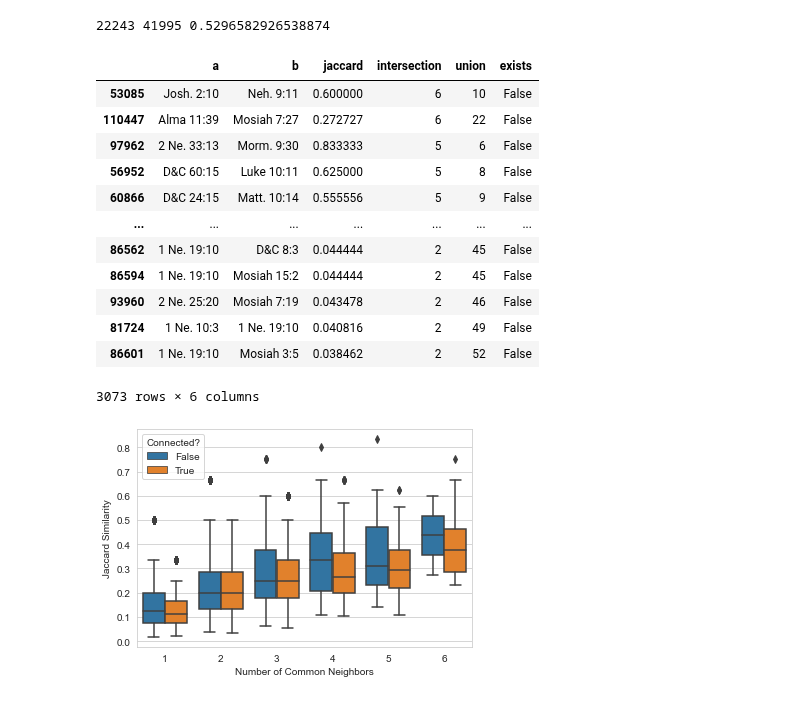
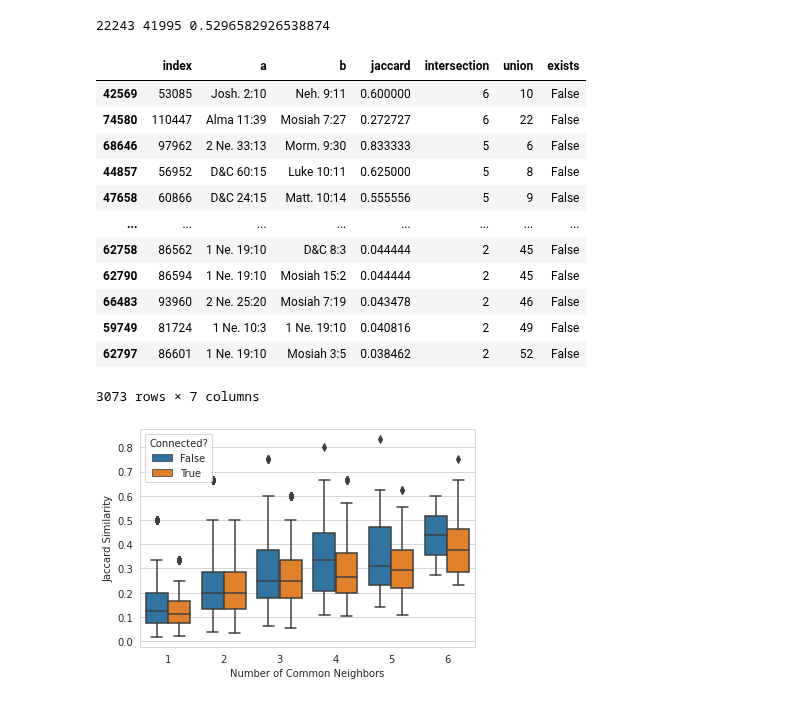
Before and after one commit to skearnes/scripture-graph, a Jupyter notebook: docs/assets/2021-03-21/post.ipynb, the cells around one changed output. Drawn from its saved outputs; the diff is of its cells as text; code cells hidden in the pictures.

```diff
--- a/docs/assets/2021-03-21/post.ipynb
+++ b/docs/assets/2021-03-21/post.ipynb
@@ -112,5 +50,8 @@ Wall time: 27.4 s
+# %%
+similarity = graph_lib.jaccard(graph)
 # %%
-df.shape[0] / possible * 100
+nonzero = graph_lib.get_nonzero_edges(graph, similarity)
+nonzero.shape[0] / possible * 100
 # %% [output]
 0.010802322923028943
 # %%
@@ -219,29 +160,29 @@ print(num_singletons, graph.number_of_nodes(), num_singletons / graph.number_of_
 # %% [output]
 22243 41995 0.5296582926538874
 # %%
-mask = (df.intersection > 1) & (df.jaccard < 1) & (~df.exists)
-df[mask].sort_values(['intersection', 'jaccard'], ascending=False)
+mask = (nonzero.intersection > 1) & (nonzero.jaccard < 1) & (~nonzero.exists)
+nonzero[mask].sort_values(['intersection', 'jaccard'], ascending=False)
 # %% [output]
-|  | a | b | jaccard | intersection | union | exists |
-| 53085 | Josh. 2:10 | Neh. 9:11 | 0.600000 | 6 | 10 | False |
-| 110447 | Alma 11:39 | Mosiah 7:27 | 0.272727 | 6 | 22 | False |
-| 97962 | 2 Ne. 33:13 | Morm. 9:30 | 0.833333 | 5 | 6 | False |
-| 56952 | D&C 60:15 | Luke 10:11 | 0.625000 | 5 | 8 | False |
-| 60866 | D&C 24:15 | Matt. 10:14 | 0.555556 | 5 | 9 | False |
-| ... | ... | ... | ... | ... | ... | ... |
-| 86562 | 1 Ne. 19:10 | D&C 8:3 | 0.044444 | 2 | 45 | False |
-| 86594 | 1 Ne. 19:10 | Mosiah 15:2 | 0.044444 | 2 | 45 | False |
-| 93960 | 2 Ne. 25:20 | Mosiah 7:19 | 0.043478 | 2 | 46 | False |
-| 81724 | 1 Ne. 10:3 | 1 Ne. 19:10 | 0.040816 | 2 | 49 | False |
-| 86601 | 1 Ne. 19:10 | Mosiah 3:5 | 0.038462 | 2 | 52 | False |
+|  | index | a | b | jaccard | intersection | union | exists |
+| 42569 | 53085 | Josh. 2:10 | Neh. 9:11 | 0.600000 | 6 | 10 | False |
+| 74580 | 110447 | Alma 11:39 | Mosiah 7:27 | 0.272727 | 6 | 22 | False |
+| 68646 | 97962 | 2 Ne. 33:13 | Morm. 9:30 | 0.833333 | 5 | 6 | False |
+| 44857 | 56952 | D&C 60:15 | Luke 10:11 | 0.625000 | 5 | 8 | False |
+| 47658 | 60866 | D&C 24:15 | Matt. 10:14 | 0.555556 | 5 | 9 | False |
+| ... | ... | ... | ... | ... | ... | ... | ... |
+| 62758 | 86562 | 1 Ne. 19:10 | D&C 8:3 | 0.044444 | 2 | 45 | False |
+| 62790 | 86594 | 1 Ne. 19:10 | Mosiah 15:2 | 0.044444 | 2 | 45 | False |
+| 66483 | 93960 | 2 Ne. 25:20 | Mosiah 7:19 | 0.043478 | 2 | 46 | False |
+| 59749 | 81724 | 1 Ne. 10:3 | 1 Ne. 19:10 | 0.040816 | 2 | 49 | False |
+| 62797 | 86601 | 1 Ne. 19:10 | Mosiah 3:5 | 0.038462 | 2 | 52 | False |
-3073 rows × 6 columns
+3073 rows × 7 columns
 # %%
 fig, ax = subplots()
-mask = (df.jaccard < 1) & (df.intersection <= 6)
-df['Connected?'] = df.exists
-sns.boxplot(data=df[mask], x='intersection', y='jaccard', hue='Connected?', ax=ax)
+mask = (nonzero.jaccard < 1) & (nonzero.intersection <= 6)
+nonzero['Connected?'] = nonzero.exists
+sns.boxplot(data=nonzero[mask], x='intersection', y='jaccard', hue='Connected?', ax=ax)
 ax.set_ylabel('Jaccard Similarity')
 ax.set_xlabel('Number of Common Neighbors')
 fig.savefig('jaccard-box.png', dpi=300, bbox_inches='tight')
 # %% [output]
-[figure, old version]
+[figure, new version]
```
Also changed, not shown: parts of 20 cells of this notebook, 2 other files.
